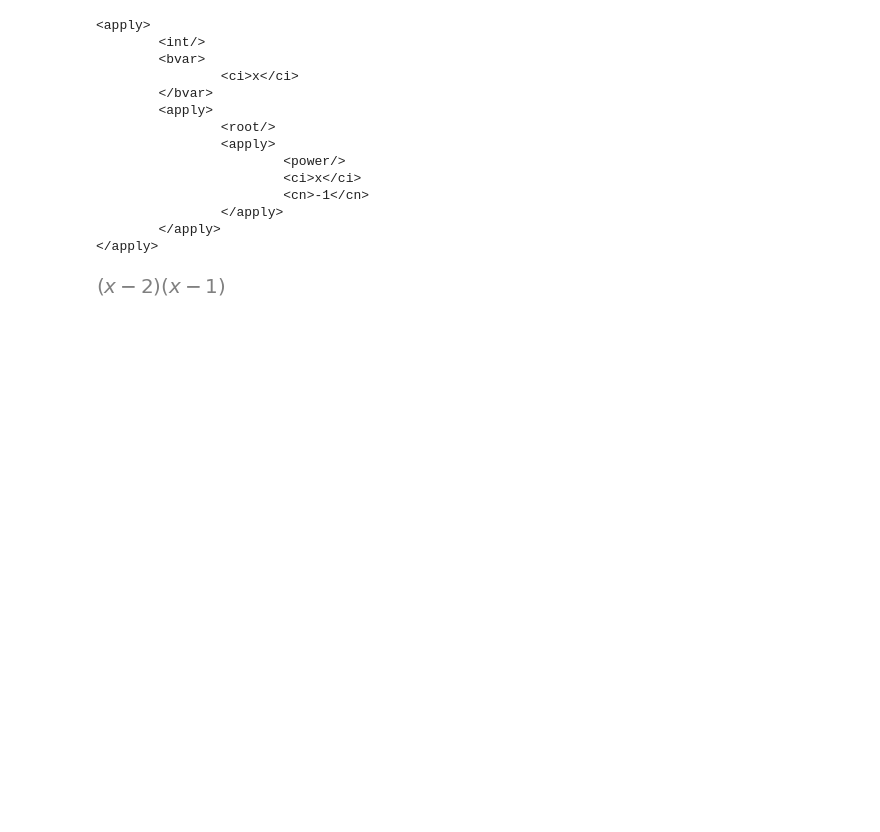
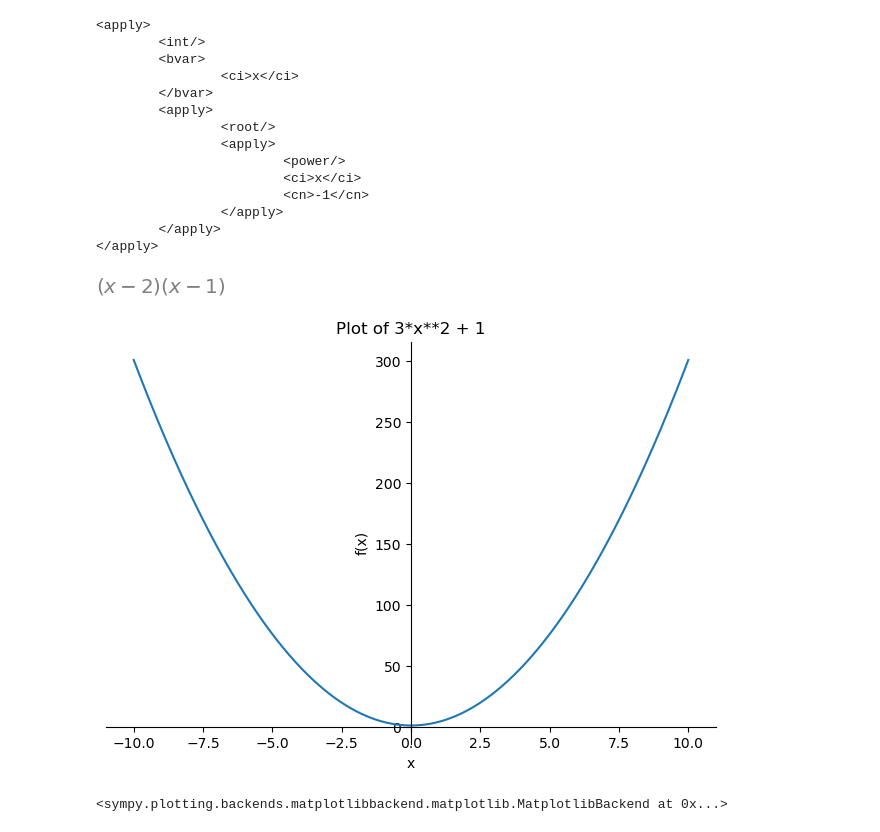
Before and after one commit to gharriso/AstroPython, a Jupyter notebook: sympy/sympy.ipynb, the cells around one changed output. Saved outputs shown, nothing was run; the diff lists cells and outputs as text; code cells hidden in the pictures; blank space fills up the shorter version.

```diff
--- a/sympy/sympy.ipynb
+++ b/sympy/sympy.ipynb
@@ -68,3 +68,15 @@ simplify((x**3 + x**2 - x - 1)/(x**2 + 2*x + 1))
 simplify(gamma(x)/gamma(x - 2))
 # %% [output]
 [figure]
+# %%
+from sympy import *
+x, y, z = symbols('x y z')
+init_printing(use_unicode=True)
+functionX=3*x**2 + 1
+functionX
+#plot the sympy function
+from sympy.plotting import plot
+plot(functionX, (x, -10, 10), title='Plot of 3*x**2 + 1', xlabel='x', ylabel='f(x)', show=True)
+# %% [output]
+[figure, added]
+<sympy.plotting.backends.matplotlibbackend.matplotlib.MatplotlibBackend at 0x...>
```
Also changed, not shown: 1 other file.
